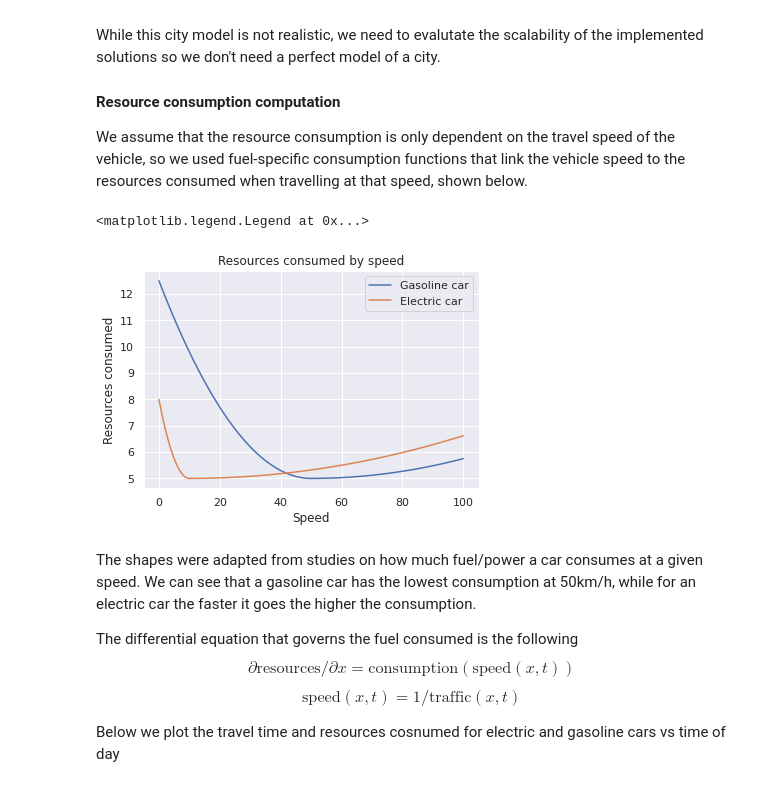
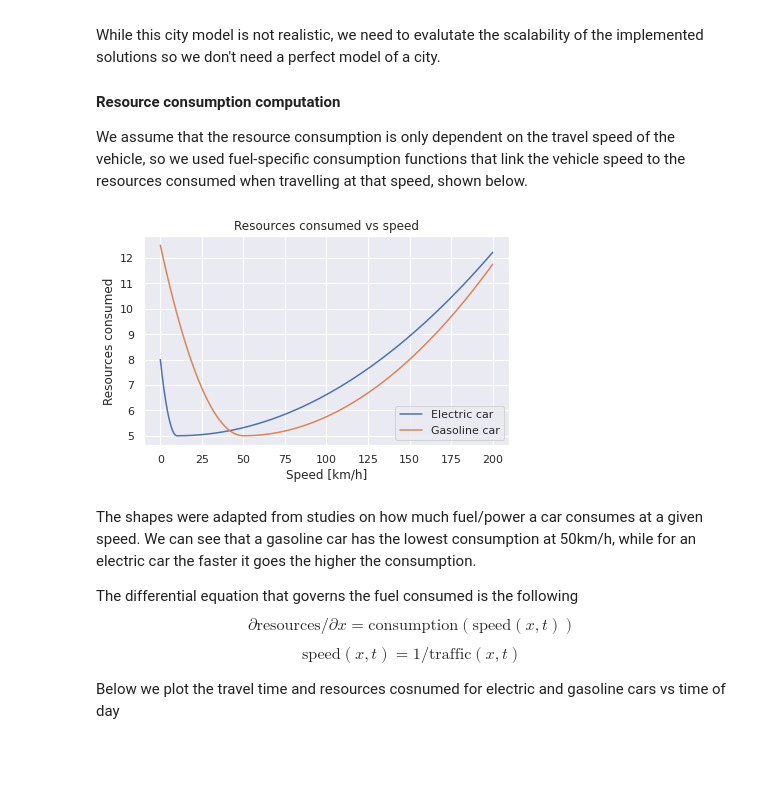
Before and after one commit to LetteraUnica/mathematical-optimization, a Jupyter notebook: final-project/TDASPR.ipynb, the cells around one changed output. Cells and saved outputs as stored; diff of their text form; code cells hidden in the pictures; blank space fills up the shorter version.

```diff
--- a/final-project/TDASPR.ipynb
+++ b/final-project/TDASPR.ipynb
@@ -135,16 +136,18 @@ While this city model is not realistic, we need to evalutate the scalability of
 #### Resource consumption computation
 We assume that the resource consumption is only dependent on the travel speed of the vehicle, so we used fuel-specific consumption functions that link the vehicle speed to the resources consumed when travelling at that speed, shown below.
 # %%
-speeds = np.linspace(0, 100, 1000)
+speeds = np.linspace(0, 200, 1000)
+pl.plot(speeds, [ev_consumption(s) for s in speeds], label="Electric car")
 pl.plot(speeds, [gasoline_consumption(s) for s in speeds], label="Gasoline car")
-pl.plot(speeds, [ev_consumption(s) for s in speeds], label="Electric car")
-pl.title("Resources consumed by speed")
-pl.xlabel("Speed")
+pl.title("Resources consumed vs speed")
+pl.xlabel("Speed [km/h]")
 pl.ylabel("Resources consumed")
 pl.legend()
+
+pl.tight_layout()
+pl.savefig("resources_consumed.png", dpi=200)
 # %% [output]
-<matplotlib.legend.Legend at 0x...>
-[figure, old version]
+[figure, new version]
 # %% [markdown]
 The shapes were adapted from studies on how much fuel/power a car consumes at a given speed. We can see that a gasoline car has the lowest consumption at 50km/h, while for an electric car the faster it goes the higher the consumption.
 
```
Also changed, not shown: parts of 36 cells of this notebook, 21 other files.
